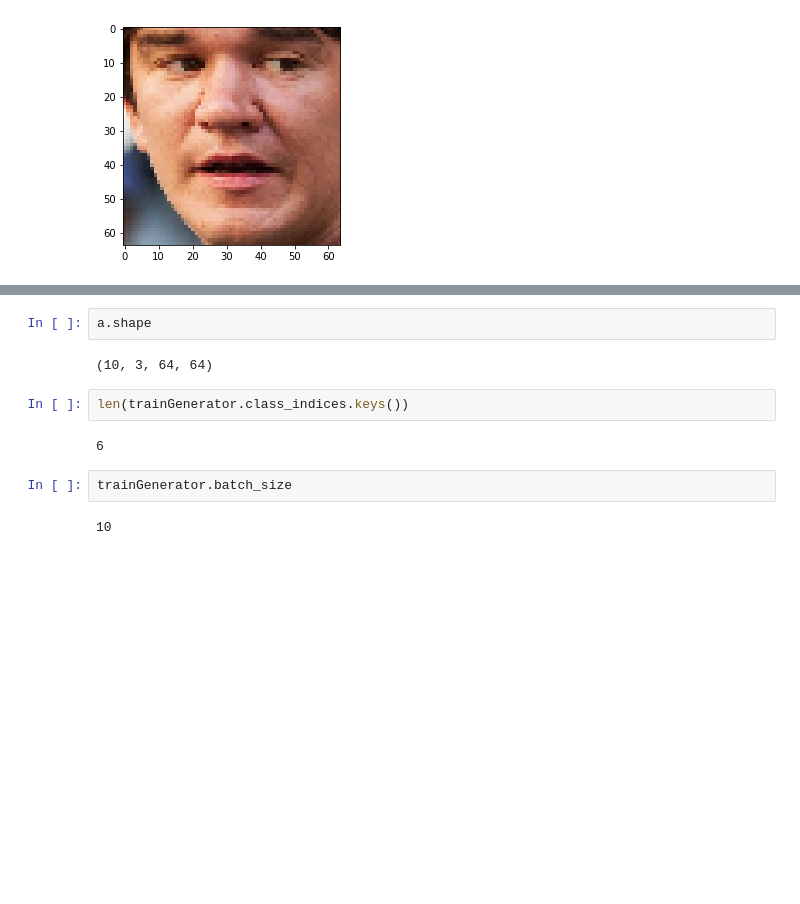
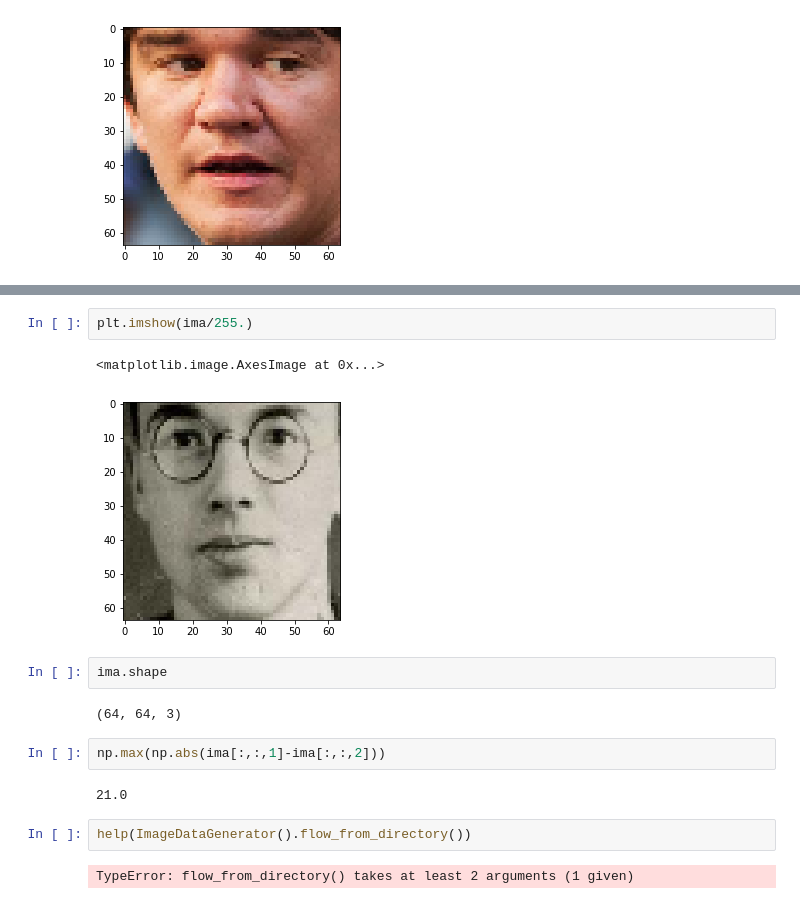
Before and after one commit to mbhuber/Insight-AI-Project, a Jupyter notebook: preprocess/ImagePipeline.ipynb, the cells around one changed output, grey strips where cells are left out. Saved outputs shown, nothing was run; the diff lists cells and outputs as text; blank space fills up the shorter version.

```diff
--- a/preprocess/ImagePipeline.ipynb
+++ b/preprocess/ImagePipeline.ipynb
@@ -187,12 +233,17 @@ a= preprocessImageBatch(x)
+# %%
+plt.imshow(ima/255.)
+# %% [output]
+<matplotlib.image.AxesImage at 0x...>
+[figure, added]
 # %%
-a.shape
+ima.shape
 # %% [output]
-(10, 3, 64, 64)
+(64, 64, 3)
-# %%
-len(trainGenerator.class_indices.keys())
-# %% [output]
-6
-# %%
-trainGenerator.batch_size
-# %% [output]
-10
+# %%
+np.max(np.abs(ima[:,:,1]-ima[:,:,2]))
+# %% [output]
+21.0
+# %%
+help(ImageDataGenerator().flow_from_directory())
+# %% [output]
+TypeError: flow_from_directory() takes at least 2 arguments (1 given)
```
Also changed, not shown: parts of 13 cells of this notebook, 3 other files.
